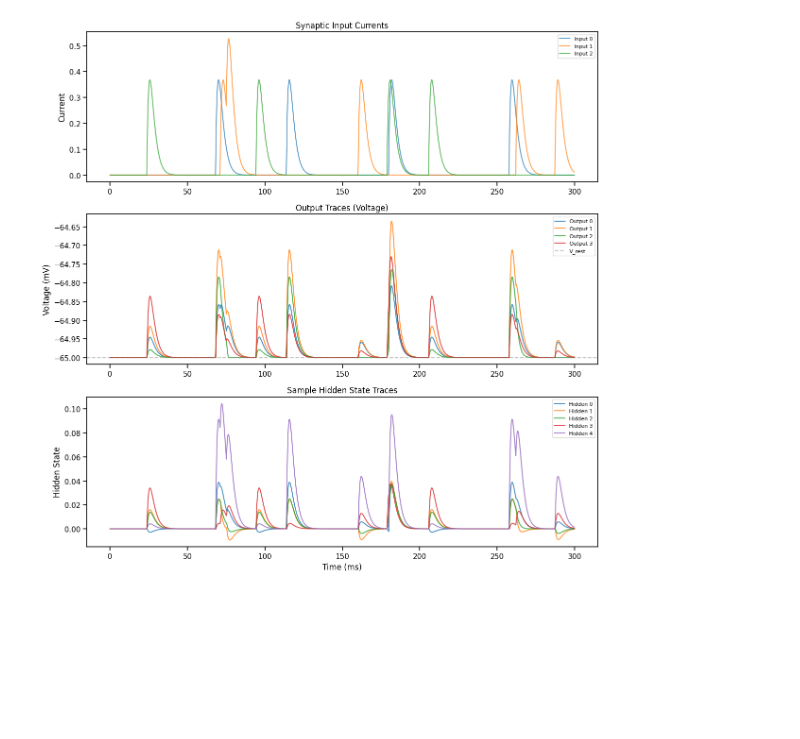
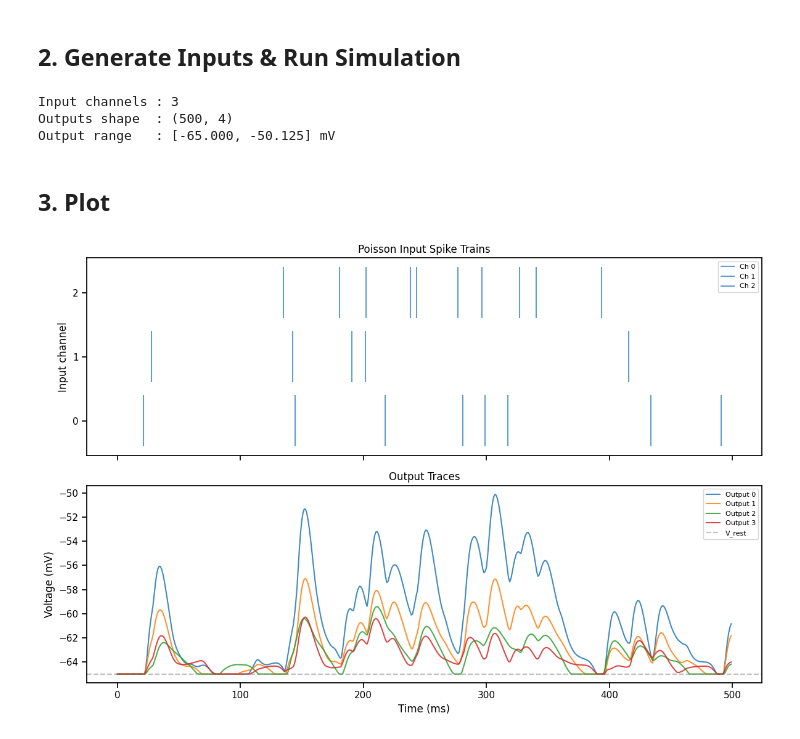
Before and after one commit to jmrfox/neurosignature, a Jupyter notebook: notebooks/ctrnn_testing.ipynb, the cells around one changed output. Saved outputs shown, nothing was run; the diff lists cells and outputs as text; code cells hidden in the pictures; blank space fills up the shorter version.

```diff
--- a/notebooks/ctrnn_testing.ipynb
+++ b/notebooks/ctrnn_testing.ipynb
@@ -66,41 +58,62 @@ Current range: [0.00, 0.53]
+# %% [markdown]
+## 2. Generate Inputs & Run Simulation
+# %%
+input_gen = ns.InputGenerator(
+    n_channels=n_inputs,
+    rate_hz=50.0,
+    dt_ms=dt_ms,
+    seed=1,
+)
+
+duration_ms = 500.0
+ts_group = input_gen.generate(duration_ms=duration_ms)
+
+simulator = ns.Simulator(system)
+outputs = simulator.run(ts_group)
+
+time_ms = np.asarray(outputs.index) * 1000.0
+outputs_arr = np.asarray(outputs)
+
+print(f"Input channels : {len(ts_group)}")
+print(f"Outputs shape  : {outputs.shape}")
+print(f"Output range   : [{outputs_arr.min():.3f}, {outputs_arr.max():.3f}] mV")
+# %% [output]
+Input channels : 3
+Outputs shape  : (500, 4)
+Output range   : [-65.000, -50.125] mV
+# %% [markdown]
+## 3. Plot
 # %%
-# Run simulation
-simulator = ns.Simulator(system, dt_ms=0.1)
-outputs, states = simulator.run(currents, record_states=True)
+fig, axes = plt.subplots(2, 1, figsize=(12, 8), sharex=True)
 
-# Time axis
-time = np.arange(len(outputs)) * simulator.dt_ms
-
-# Plot
-fig, axes = plt.subplots(3, 1, figsize=(12, 12))
-
-# Plot input currents
+# Spike raster
 ax = axes[0]
-for i in range(min(system.n_inputs, 3)):
-    ax.plot(time, currents[:, i], label=f"Input {i}", alpha=0.7)
-ax.set_ylabel("Current")
-ax.set_title("Synaptic Input Currents")
+for key in sorted(ts_group.keys()):
+    spike_times_ms = ts_group[key].index * 1000.0
+    ax.vlines(
+        spike_times_ms,
+        key - 0.4,
+        key + 0.4,
+        linewidth=1.5,
+        alpha=0.7,
+        label=f"Ch {key}",
+    )
+ax.set_ylabel("Input channel")
+ax.set_title("Poisson Input Spike Trains")
+ax.set_yticks(sorted(ts_group.keys()))
 ax.legend(loc="upper right", fontsize=8)
 
-# Plot outputs
+# Output traces
 ax = axes[1]
-for i in range(min(system.n_outputs, 5)):
-    ax.plot(time, outputs[:, i], label=f"Output {i}", alpha=0.8)
+for i in range(n_outputs):
+    ax.plot(time_ms, outputs_arr[:, i], label=f"Output {i}", alpha=0.85)
 ax.axhline(system.V_rest, color="gray", linestyle="--", alpha=0.5, label="V_rest")
+ax.set_xlabel("Time (ms)")
 ax.set_ylabel("Voltage (mV)")
-ax.set_title("Output Traces (Voltage)")
-ax.legend(loc="upper right", fontsize=8)
-
-# Plot a few hidden units
-ax = axes[2]
-for i in range(min(5, system.n_hidden)):
-    ax.plot(time, states[:, i], label=f"Hidden {i}", alpha=0.8)
-ax.set_xlabel("Time (ms)")
-ax.set_ylabel("Hidden State")
-ax.set_title("Sample Hidden State Traces")
+ax.set_title("Output Traces")
 ax.legend(loc="upper right", fontsize=8)
 
 plt.tight_layout()
 plt.show()
 # %% [output]
-[figure, old version]
+[figure, new version]
```
Also changed, not shown: parts of 6 cells of this notebook, 28 other files.
